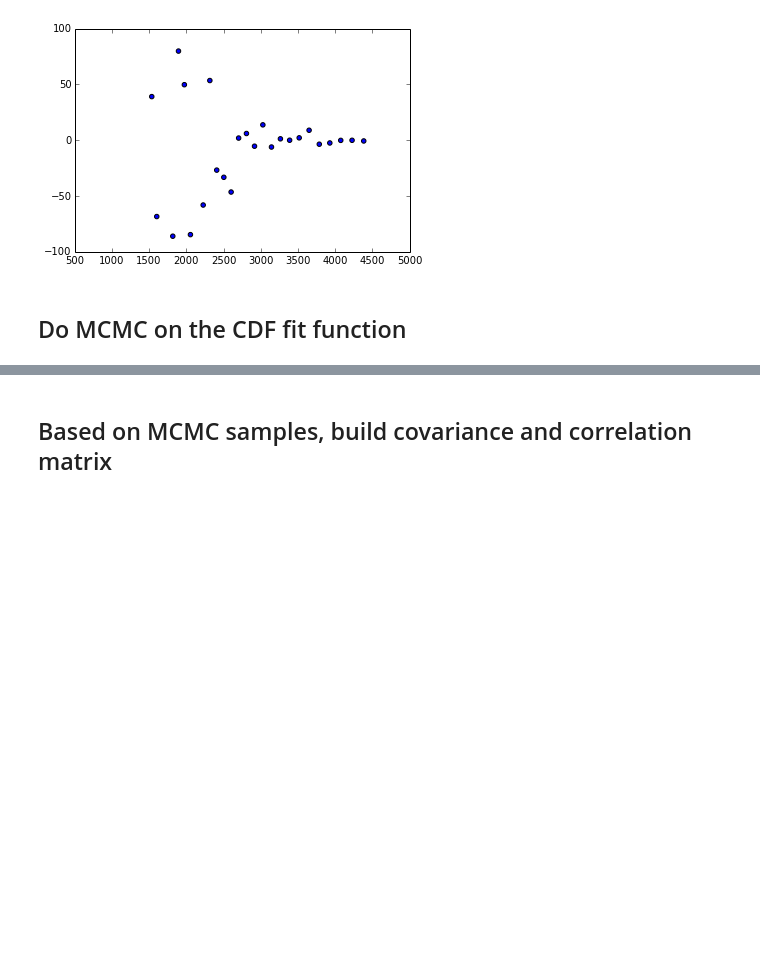
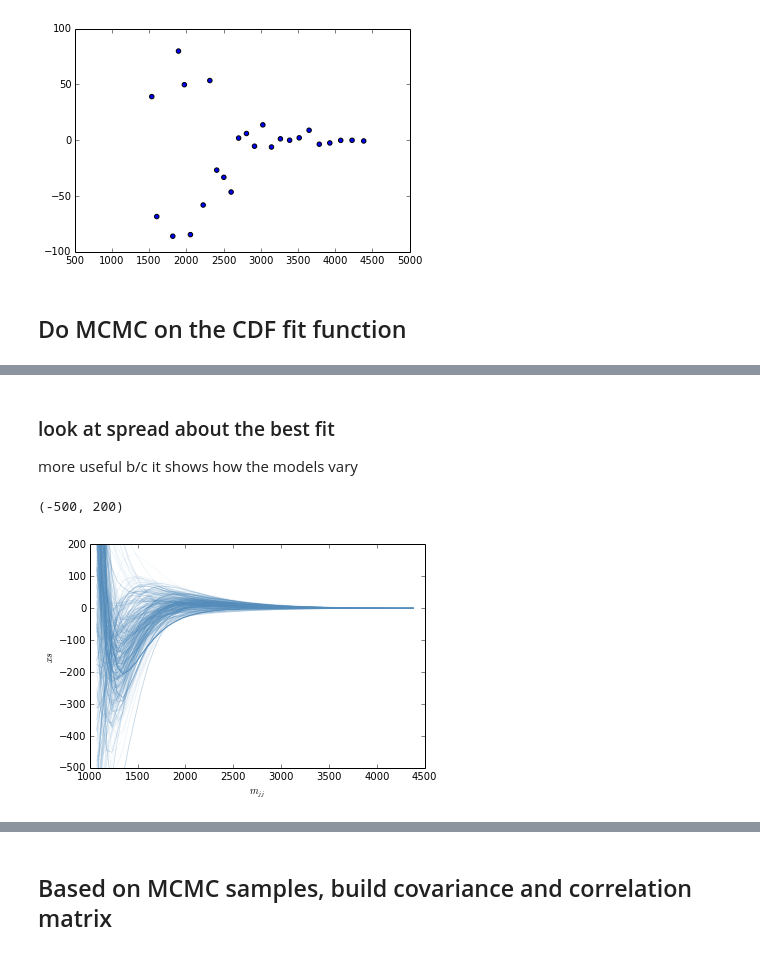
Before and after one commit to cranmer/play, a Jupyter notebook: misc/DiJet_GP_test.ipynb, the cells around one changed output, grey strips where cells are left out. Saved outputs shown, nothing was run; the diff lists cells and outputs as text; code cells hidden in the pictures; blank space fills up the shorter version.

```diff
--- a/misc/DiJet_GP_test.ipynb
+++ b/misc/DiJet_GP_test.ipynb
@@ -143,3 +144,17 @@ pl.ylim(-1000,1000)
+# %% [markdown]
+### look at spread about the best fit
+more useful b/c it shows how the models vary
+# %%
+best_fit_model = model2_CDF2009(xval,best_fit)
+for s in samples[:1000]:
+    pl.plot(xval, best_fit_model-model2_CDF2009(xval,s), color="#4682b4", alpha=0.05)
+
+pl.ylabel(r"$xs$")
+pl.xlabel(r"$m_{jj}$")
+pl.ylim(-500,200)
+# %% [output]
+(-500, 200)
+[figure, added]
 # %%
 import corner
 #p = [ 0.6797052,   8.64475999, -5.17048789,  0.02135271]
```
Also changed, not shown: parts of 13 cells of this notebook.
